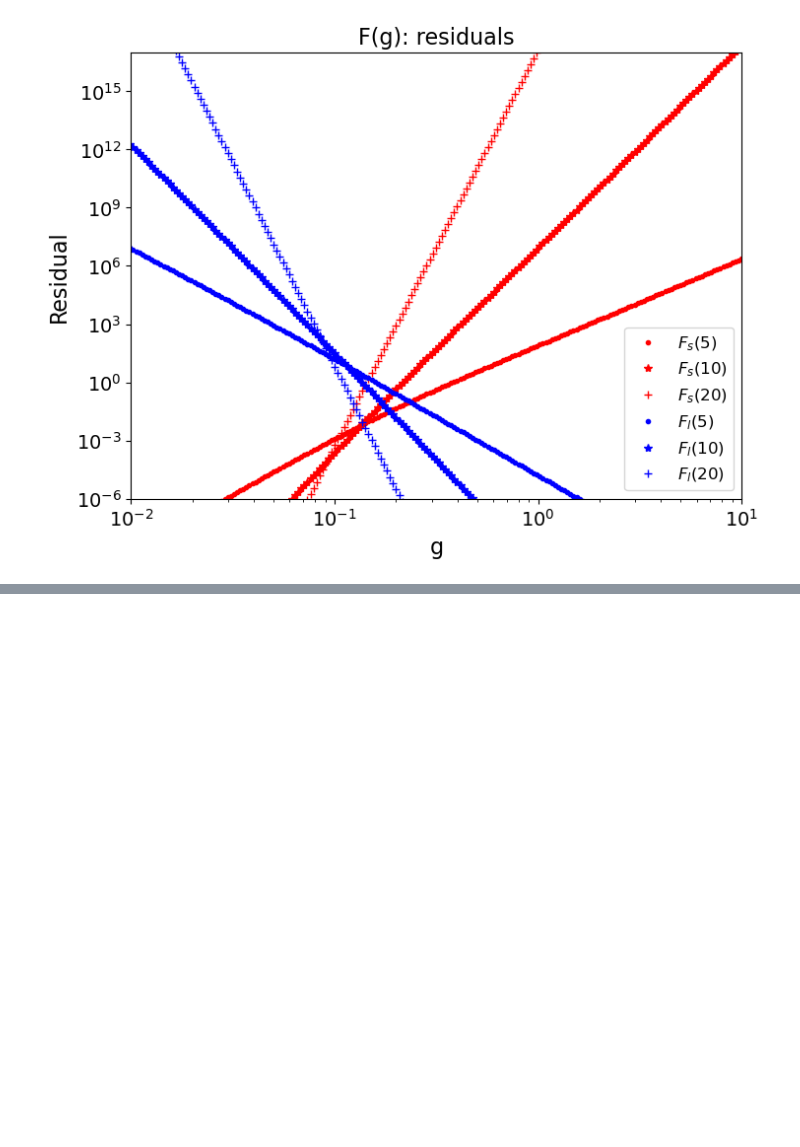
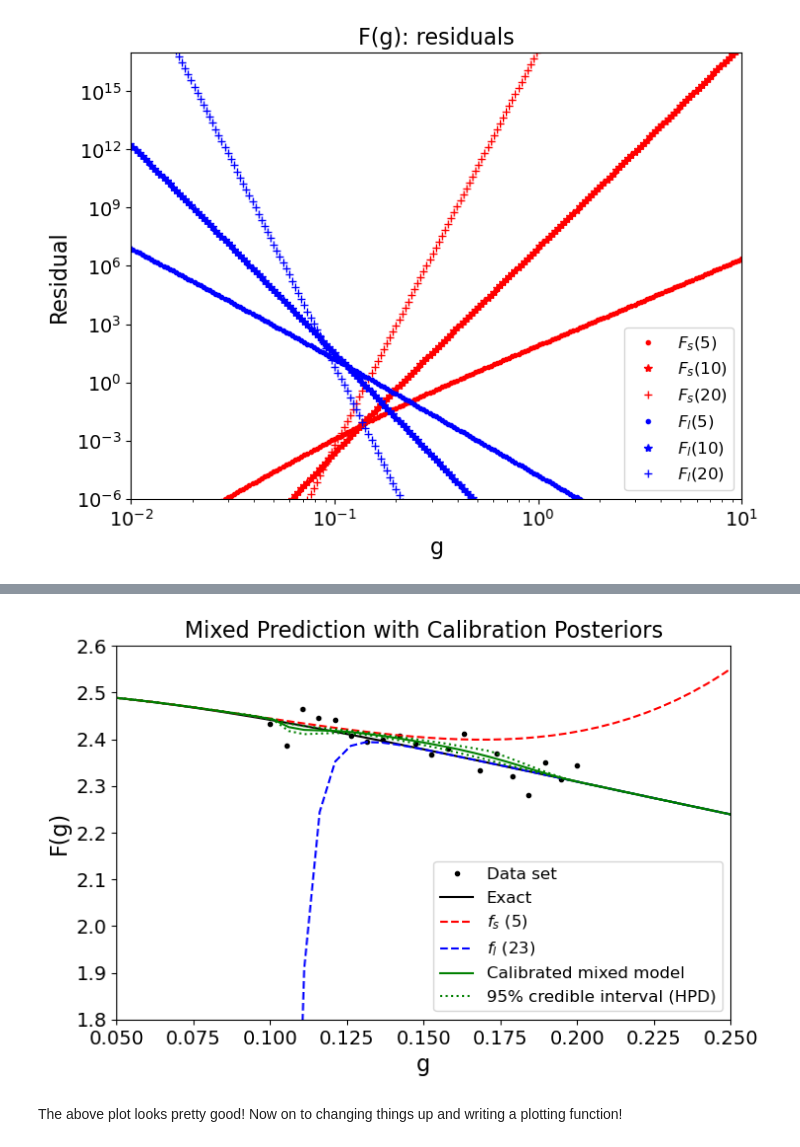
Before and after one commit to asemposki/SAMBA, a Jupyter notebook: BMM_Expansions_Project.ipynb, the cells around one changed output, grey strips where cells are left out. Saved outputs shown, nothing was run; the diff lists cells and outputs as text; code cells hidden in the pictures; blank space fills up the shorter version.

```diff
--- a/BMM_Expansions_Project.ipynb
+++ b/BMM_Expansions_Project.ipynb
@@ -175,0 +175,37 @@ ax.axhline(y=ci_g3[1], color='b', linestyle='dashed')
+# %%
+g_ppd = np.linspace(1e-6, 0.5, 100)
+# %%
+#calculate the ppd with intervals
+switch_results_ppd = second.ppd_cos(0.10, 0.20, trace, g_ppd, low, high)
+
+switch_mean_results = np.empty([len(g_ppd)])
+switch_g_intervals = np.empty([len(g_ppd), 2])
+
+for i in range(len(g_ppd)):
+    switch_mean_results[i] = np.mean(switch_results_ppd[i,:])
+    switch_g_intervals[i, :] = second.credible_intervals(switch_results_ppd[i,:], 0.95)
+# %%
+#plot the mean and credible intervals of the PPD against the true model and expansions
+fig = plt.figure(figsize=(8,5), dpi=100)
+ax = plt.axes()
+ax.tick_params(axis='x', labelsize=14)
+ax.tick_params(axis='y', labelsize=14)
+ax.set_xlabel('g', fontsize=16)
+ax.set_ylabel('F(g)', fontsize=16)
+ax.set_title('Mixed Prediction with Calibration Posteriors', fontsize=16)
+ax.set_xlim(0.05, 0.25)
+ax.set_ylim(1.8,2.6)
+ax.plot(g_data, data, 'k.', label='Data set')
+ax.plot(g_true, second.true_model(g_true), 'k', label='Exact')
+ax.plot(g_true, second.low_g(g_true, low)[0,:], 'r--', label=r'$f_s$ ({})'.format(low[0]))
+ax.plot(g_true, second.high_g(g_true, high)[0,:], 'b--', label=r'$f_l$ ({})'.format(high[0]))
+ax.plot(g_ppd, switch_mean_results, 'g', label='Calibrated mixed model')
+ax.plot(g_ppd, switch_g_intervals[:,0], 'g', linestyle='dotted', label='95% credible interval (HPD)')
+ax.plot(g_ppd, switch_g_intervals[:, 1], 'g', linestyle='dotted')
+plt.legend(fontsize=12)
+#plt.savefig('class_produced_ppd_fs5_fl23.png')
+plt.show()
+# %% [output]
+[figure, added]
+# %% [markdown]
+The above plot looks pretty good! Now on to changing things up and writing a plotting function!
```
Also changed, not shown: parts of 11 cells of this notebook.
